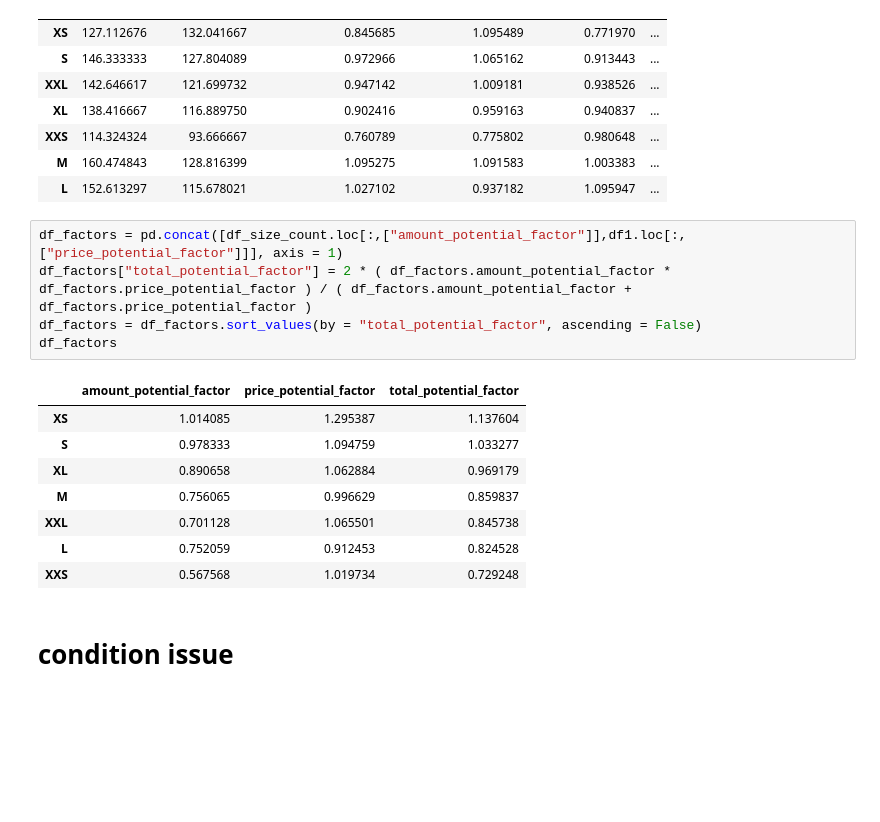
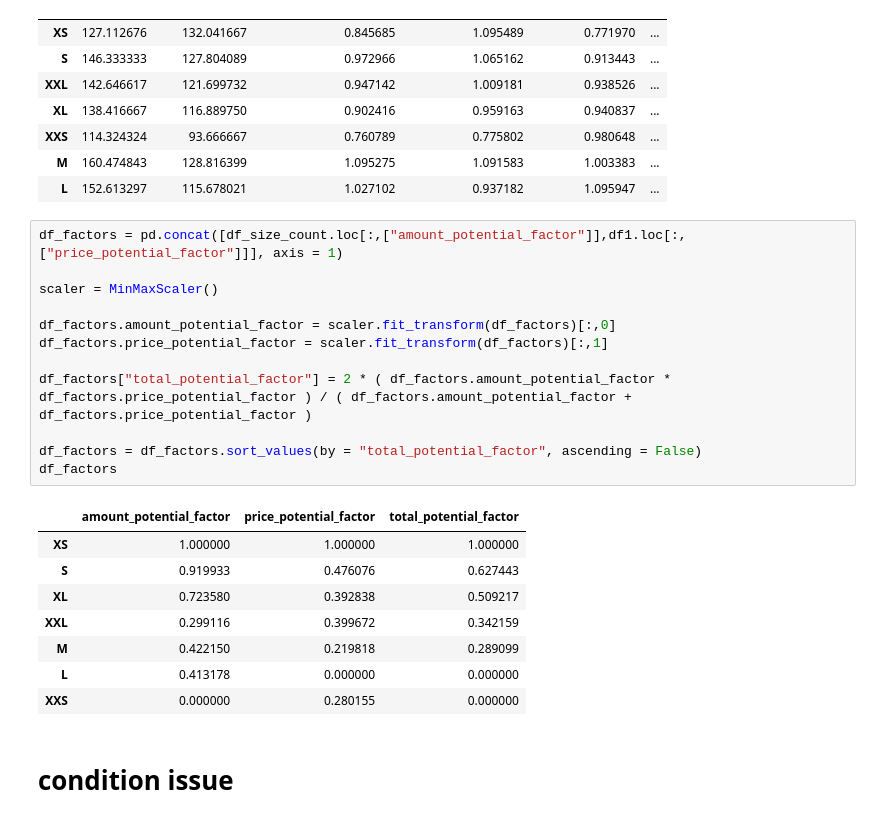
Before and after one commit to kgudalewski/grailed_sales_analysis, a Jupyter notebook: Grailed_data_initial_analysis.ipynb, the cells around one changed output. Cells and saved outputs as stored; diff of their text form; blank space fills up the shorter version.

```diff
--- a/Grailed_data_initial_analysis.ipynb
+++ b/Grailed_data_initial_analysis.ipynb
@@ -275,18 +277,25 @@ display(df1)
 | L | 152.613297 | 115.678021 | 1.027102 | 0.937182 | 1.095947 | ... |
 # %%
 df_factors = pd.concat([df_size_count.loc[:,["amount_potential_factor"]],df1.loc[:,["price_potential_factor"]]], axis = 1)
+
+scaler = MinMaxScaler()
+
+df_factors.amount_potential_factor = scaler.fit_transform(df_factors)[:,0]
+df_factors.price_potential_factor = scaler.fit_transform(df_factors)[:,1]
+
 df_factors["total_potential_factor"] = 2 * ( df_factors.amount_potential_factor * df_factors.price_potential_factor ) / ( df_factors.amount_potential_factor + df_factors.price_potential_factor )
+
 df_factors = df_factors.sort_values(by = "total_potential_factor", ascending = False)
 df_factors
 # %% [output]
 |  | amount_potential_factor | price_potential_factor | total_potential_factor |
-| XS | 1.014085 | 1.295387 | 1.137604 |
-| S | 0.978333 | 1.094759 | 1.033277 |
-| XL | 0.890658 | 1.062884 | 0.969179 |
-| M | 0.756065 | 0.996629 | 0.859837 |
-| XXL | 0.701128 | 1.065501 | 0.845738 |
-| L | 0.752059 | 0.912453 | 0.824528 |
-| XXS | 0.567568 | 1.019734 | 0.729248 |
+| XS | 1.000000 | 1.000000 | 1.000000 |
+| S | 0.919933 | 0.476076 | 0.627443 |
+| XL | 0.723580 | 0.392838 | 0.509217 |
+| XXL | 0.299116 | 0.399672 | 0.342159 |
+| M | 0.422150 | 0.219818 | 0.289099 |
+| L | 0.413178 | 0.000000 | 0.000000 |
+| XXS | 0.000000 | 0.280155 | 0.000000 |
 # %% [markdown]
 # condition issue
 # %%
```
Also changed, not shown: parts of 14 cells of this notebook.
